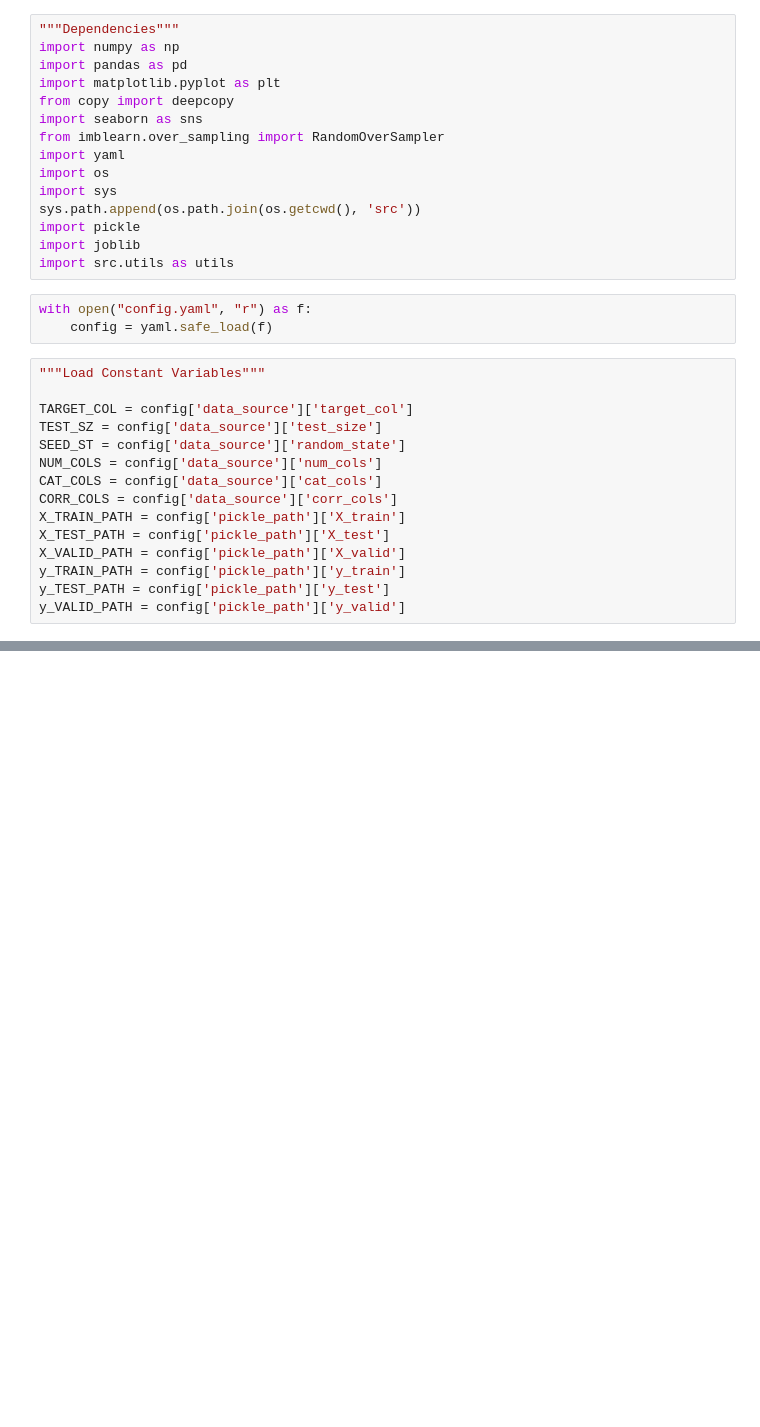
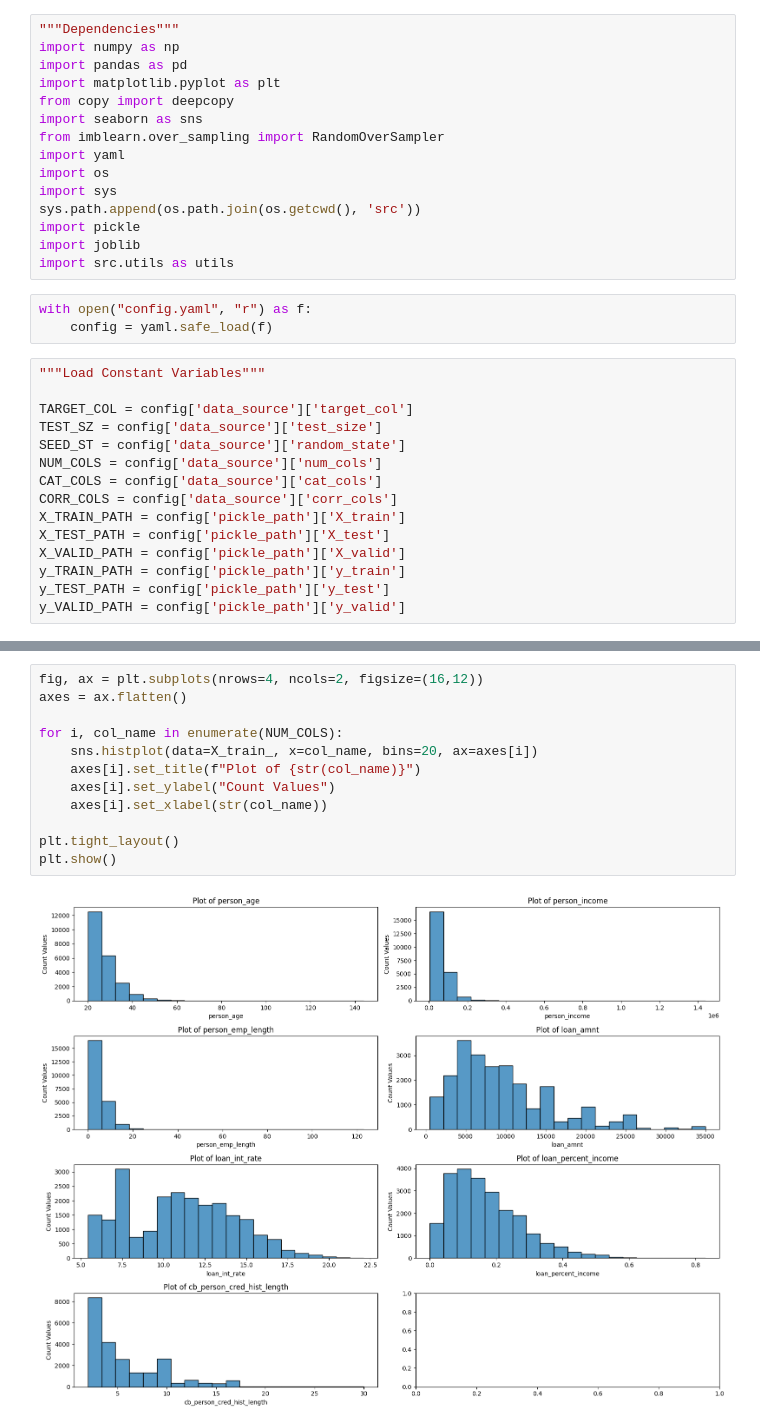
Before and after one commit to Code2Drift/Aditya_MLPROCESS, a Jupyter notebook: eda.ipynb, the cells around one changed output, grey strips where cells are left out. Cells and saved outputs as stored; diff of their text form; blank space fills up the shorter version.

```diff
--- a/eda.ipynb
+++ b/eda.ipynb
@@ -41,0 +218,14 @@ FileNotFoundError: [Errno 2] No such file or directory: 'E:/01_Programming/Py/Ad
+# %%
+fig, ax = plt.subplots(nrows=4, ncols=2, figsize=(16,12))
+axes = ax.flatten()
+
+for i, col_name in enumerate(NUM_COLS):
+    sns.histplot(data=X_train_, x=col_name, bins=20, ax=axes[i])
+    axes[i].set_title(f"Plot of {str(col_name)}")
+    axes[i].set_ylabel("Count Values")
+    axes[i].set_xlabel(str(col_name))
+
+plt.tight_layout()
+plt.show()
+# %% [output]
+[figure, added]
```
Also changed, not shown: parts of 37 cells of this notebook, 2 other files.
